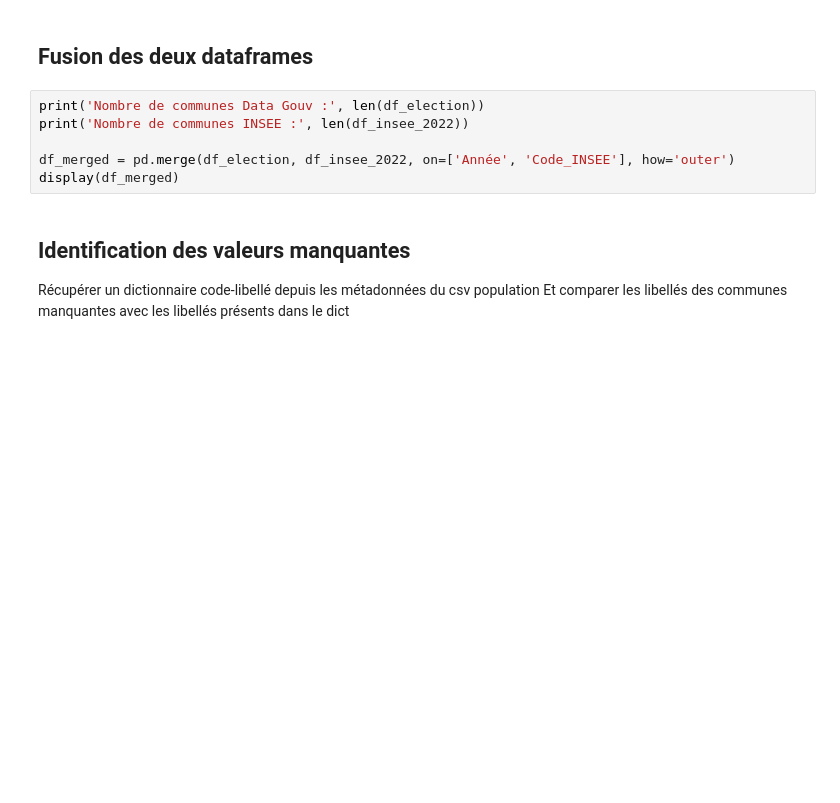
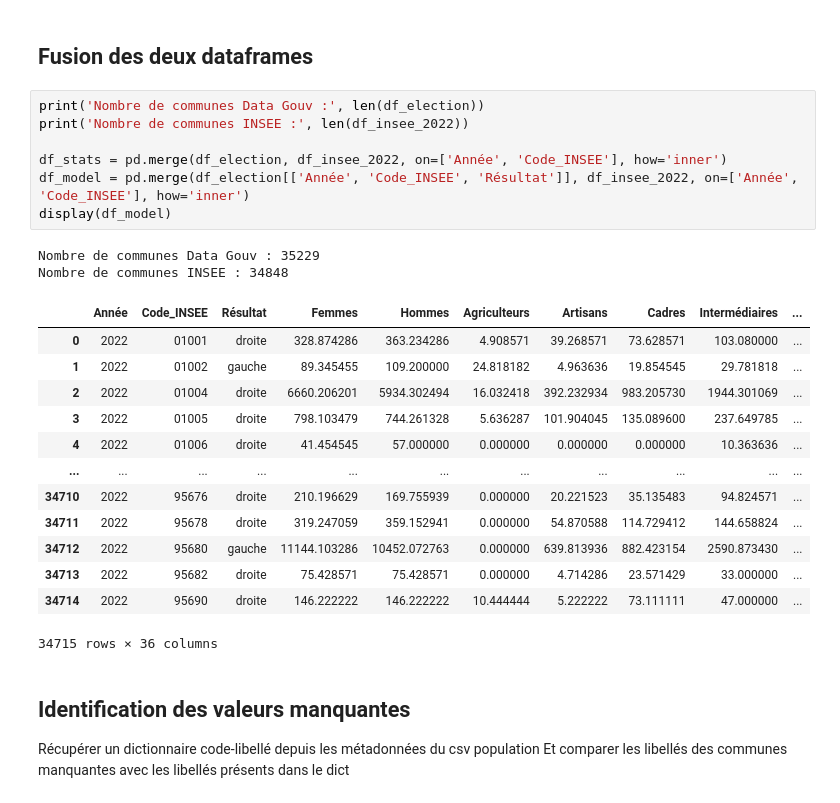
Before and after one commit to AlexandreCrestien/political-prediction, a Jupyter notebook: data/full_df_final.ipynb, the cells around one changed output. Drawn from its saved outputs; the diff is of its cells as text; blank space fills up the shorter version.

Commit message:
feat: update model and stats df

```diff
--- a/data/full_df_final.ipynb
+++ b/data/full_df_final.ipynb
@@ -17,9 +100,26 @@ display(df_insee_2022)
 # %%
 print('Nombre de communes Data Gouv :', len(df_election))
 print('Nombre de communes INSEE :', len(df_insee_2022))
 
-df_merged = pd.merge(df_election, df_insee_2022, on=['Année', 'Code_INSEE'], how='outer')
-display(df_merged)
+df_stats = pd.merge(df_election, df_insee_2022, on=['Année', 'Code_INSEE'], how='inner')
+df_model = pd.merge(df_election[['Année', 'Code_INSEE', 'Résultat']], df_insee_2022, on=['Année', 'Code_INSEE'], how='inner')
+display(df_model)
+# %% [output]
+Nombre de communes Data Gouv : 35229
+Nombre de communes INSEE : 34848
+|  | Année | Code_INSEE | Résultat | Femmes | Hommes | Agriculteurs | Artisans | Cadres | Intermédiaires | ... |
+| 0 | 2022 | 01001 | droite | 328.874286 | 363.234286 | 4.908571 | 39.268571 | 73.628571 | 103.080000 | ... |
+| 1 | 2022 | 01002 | gauche | 89.345455 | 109.200000 | 24.818182 | 4.963636 | 19.854545 | 29.781818 | ... |
+| 2 | 2022 | 01004 | droite | 6660.206201 | 5934.302494 | 16.032418 | 392.232934 | 983.205730 | 1944.301069 | ... |
+| 3 | 2022 | 01005 | droite | 798.103479 | 744.261328 | 5.636287 | 101.904045 | 135.089600 | 237.649785 | ... |
+| 4 | 2022 | 01006 | droite | 41.454545 | 57.000000 | 0.000000 | 0.000000 | 0.000000 | 10.363636 | ... |
+| ... | ... | ... | ... | ... | ... | ... | ... | ... | ... | ... |
+| 34710 | 2022 | 95676 | droite | 210.196629 | 169.755939 | 0.000000 | 20.221523 | 35.135483 | 94.824571 | ... |
+| 34711 | 2022 | 95678 | droite | 319.247059 | 359.152941 | 0.000000 | 54.870588 | 114.729412 | 144.658824 | ... |
+| 34712 | 2022 | 95680 | gauche | 11144.103286 | 10452.072763 | 0.000000 | 639.813936 | 882.423154 | 2590.873430 | ... |
+| 34713 | 2022 | 95682 | droite | 75.428571 | 75.428571 | 0.000000 | 4.714286 | 23.571429 | 33.000000 | ... |
+| 34714 | 2022 | 95690 | droite | 146.222222 | 146.222222 | 10.444444 | 5.222222 | 73.111111 | 47.000000 | ... |
+34715 rows × 36 columns
 # %% [markdown]
 ## Identification des valeurs manquantes
 
```
Also changed, not shown: parts of 8 cells of this notebook.
